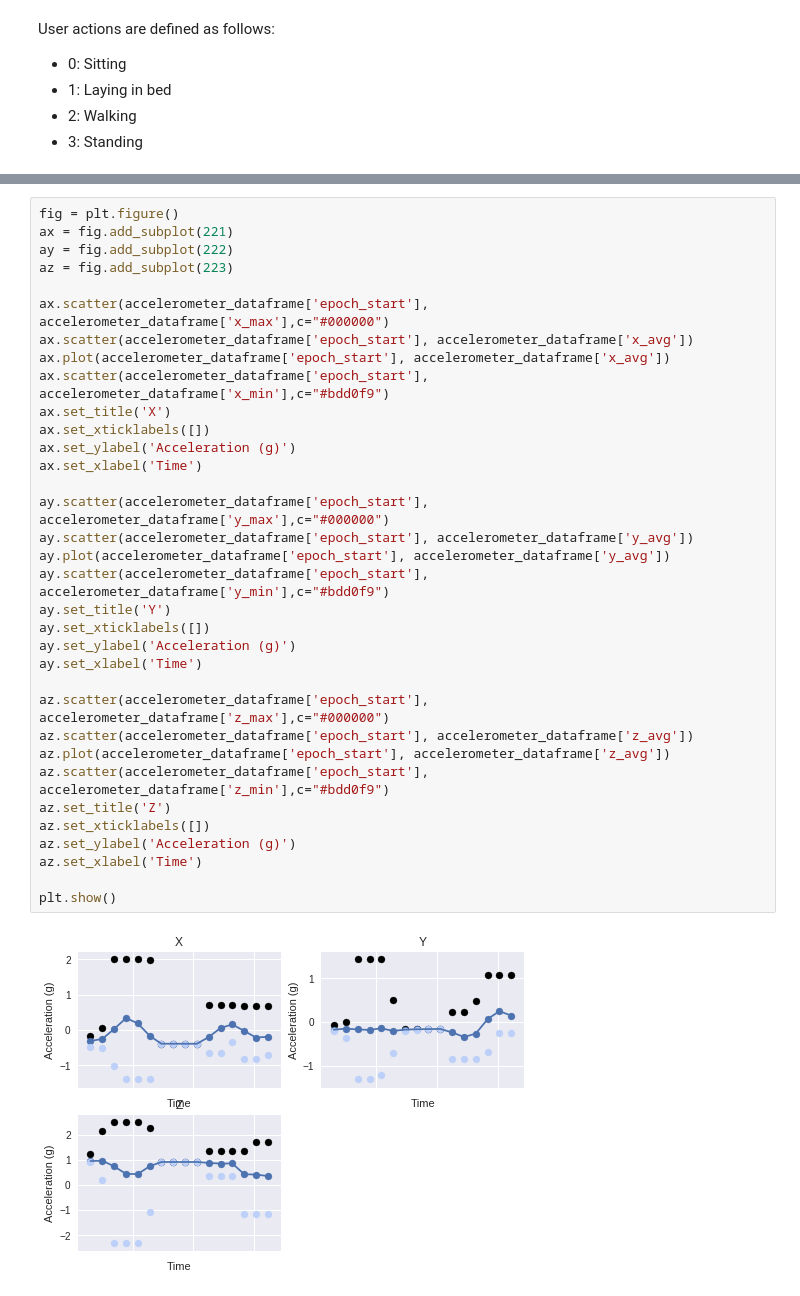
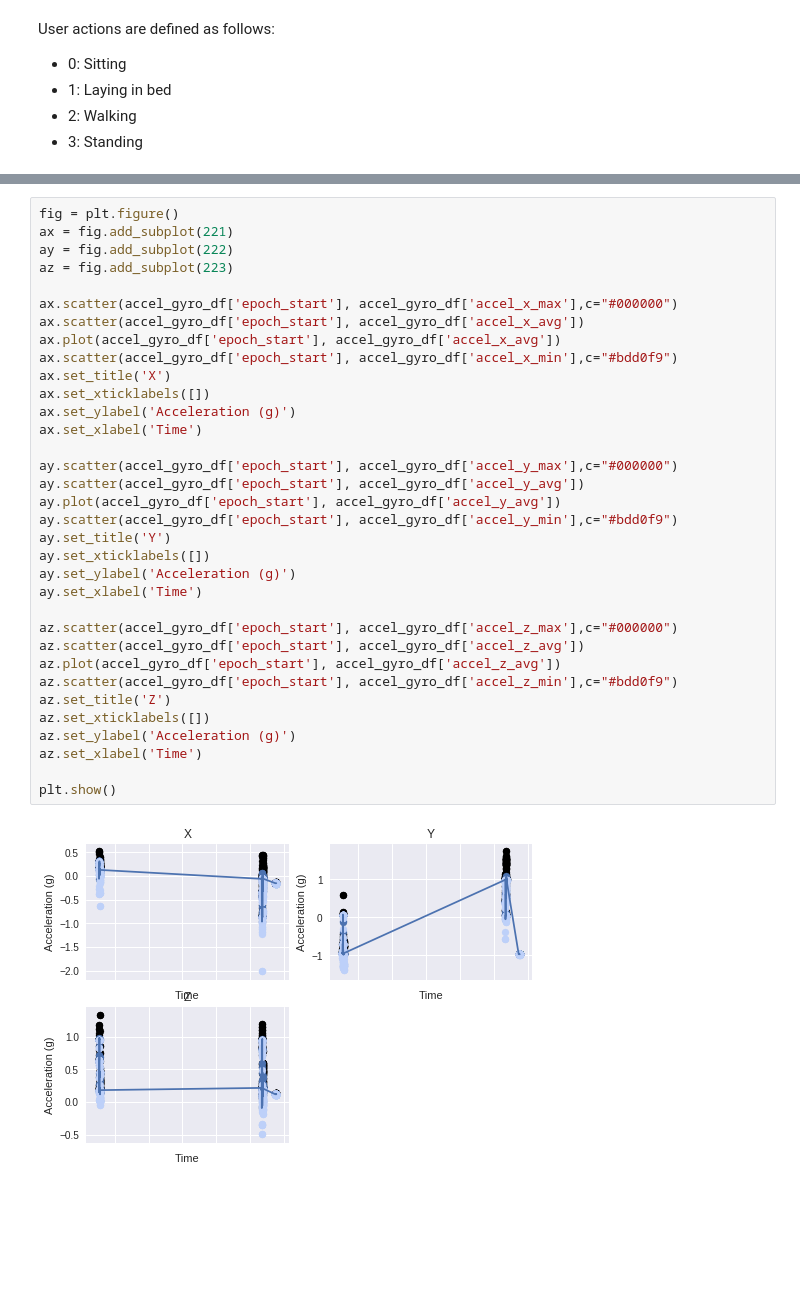
Before and after one commit to pgunasekara/mobilityai, a Jupyter notebook: machine_learning/macmobile.ipynb, the cells around one changed output, grey strips where cells are left out. Saved outputs shown, nothing was run; the diff lists cells and outputs as text; blank space fills up the shorter version.

```diff
--- a/machine_learning/macmobile.ipynb
+++ b/machine_learning/macmobile.ipynb
@@ -221,39 +350,39 @@ plt.show()
 # %%
 fig = plt.figure()
 ax = fig.add_subplot(221)
 ay = fig.add_subplot(222)
 az = fig.add_subplot(223)
 
-ax.scatter(accelerometer_dataframe['epoch_start'], accelerometer_dataframe['x_max'],c="#000000")
-ax.scatter(accelerometer_dataframe['epoch_start'], accelerometer_dataframe['x_avg'])
-ax.plot(accelerometer_dataframe['epoch_start'], accelerometer_dataframe['x_avg'])
-ax.scatter(accelerometer_dataframe['epoch_start'], accelerometer_dataframe['x_min'],c="#bdd0f9")
+ax.scatter(accel_gyro_df['epoch_start'], accel_gyro_df['accel_x_max'],c="#000000")
+ax.scatter(accel_gyro_df['epoch_start'], accel_gyro_df['accel_x_avg'])
+ax.plot(accel_gyro_df['epoch_start'], accel_gyro_df['accel_x_avg'])
+ax.scatter(accel_gyro_df['epoch_start'], accel_gyro_df['accel_x_min'],c="#bdd0f9")
 ax.set_title('X')
 ax.set_xticklabels([])
 ax.set_ylabel('Acceleration (g)')
 ax.set_xlabel('Time')
 
-ay.scatter(accelerometer_dataframe['epoch_start'], accelerometer_dataframe['y_max'],c="#000000")
-ay.scatter(accelerometer_dataframe['epoch_start'], accelerometer_dataframe['y_avg'])
-ay.plot(accelerometer_dataframe['epoch_start'], accelerometer_dataframe['y_avg'])
-ay.scatter(accelerometer_dataframe['epoch_start'], accelerometer_dataframe['y_min'],c="#bdd0f9")
+ay.scatter(accel_gyro_df['epoch_start'], accel_gyro_df['accel_y_max'],c="#000000")
+ay.scatter(accel_gyro_df['epoch_start'], accel_gyro_df['accel_y_avg'])
+ay.plot(accel_gyro_df['epoch_start'], accel_gyro_df['accel_y_avg'])
+ay.scatter(accel_gyro_df['epoch_start'], accel_gyro_df['accel_y_min'],c="#bdd0f9")
 ay.set_title('Y')
 ay.set_xticklabels([])
 ay.set_ylabel('Acceleration (g)')
 ay.set_xlabel('Time')
 
-az.scatter(accelerometer_dataframe['epoch_start'], accelerometer_dataframe['z_max'],c="#000000")
-az.scatter(accelerometer_dataframe['epoch_start'], accelerometer_dataframe['z_avg'])
-az.plot(accelerometer_dataframe['epoch_start'], accelerometer_dataframe['z_avg'])
-az.scatter(accelerometer_dataframe['epoch_start'], accelerometer_dataframe['z_min'],c="#bdd0f9")
+az.scatter(accel_gyro_df['epoch_start'], accel_gyro_df['accel_z_max'],c="#000000")
+az.scatter(accel_gyro_df['epoch_start'], accel_gyro_df['accel_z_avg'])
+az.plot(accel_gyro_df['epoch_start'], accel_gyro_df['accel_z_avg'])
+az.scatter(accel_gyro_df['epoch_start'], accel_gyro_df['accel_z_min'],c="#bdd0f9")
 az.set_title('Z')
 az.set_xticklabels([])
 az.set_ylabel('Acceleration (g)')
 az.set_xlabel('Time')
 
 plt.show()
 # %% [output]
-[figure, old version]
+[figure, new version]
 # %%
 from sklearn.neighbors import KNeighborsClassifier
 from sklearn.model_selection import train_test_split
```
Also changed, not shown: parts of 10 cells of this notebook.
